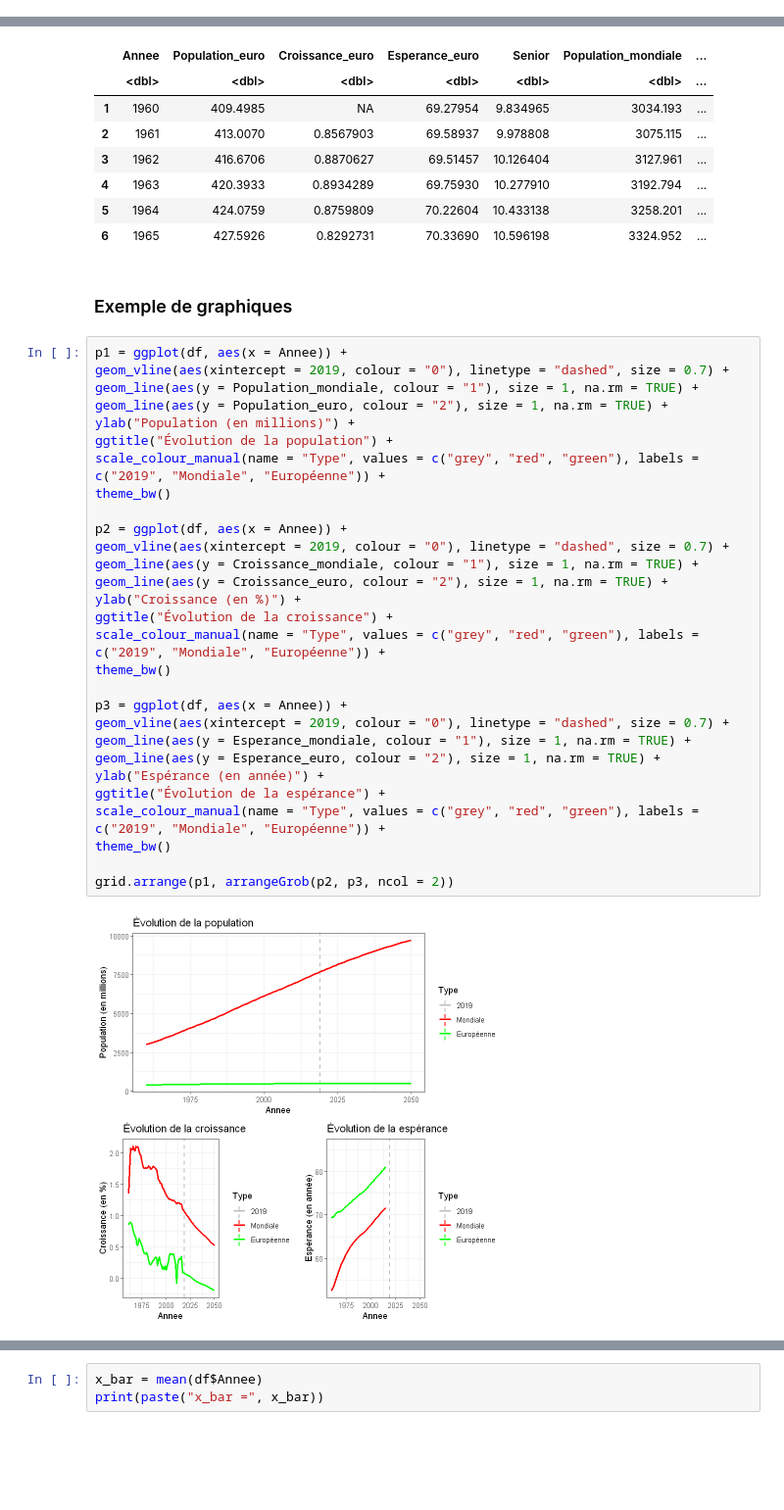
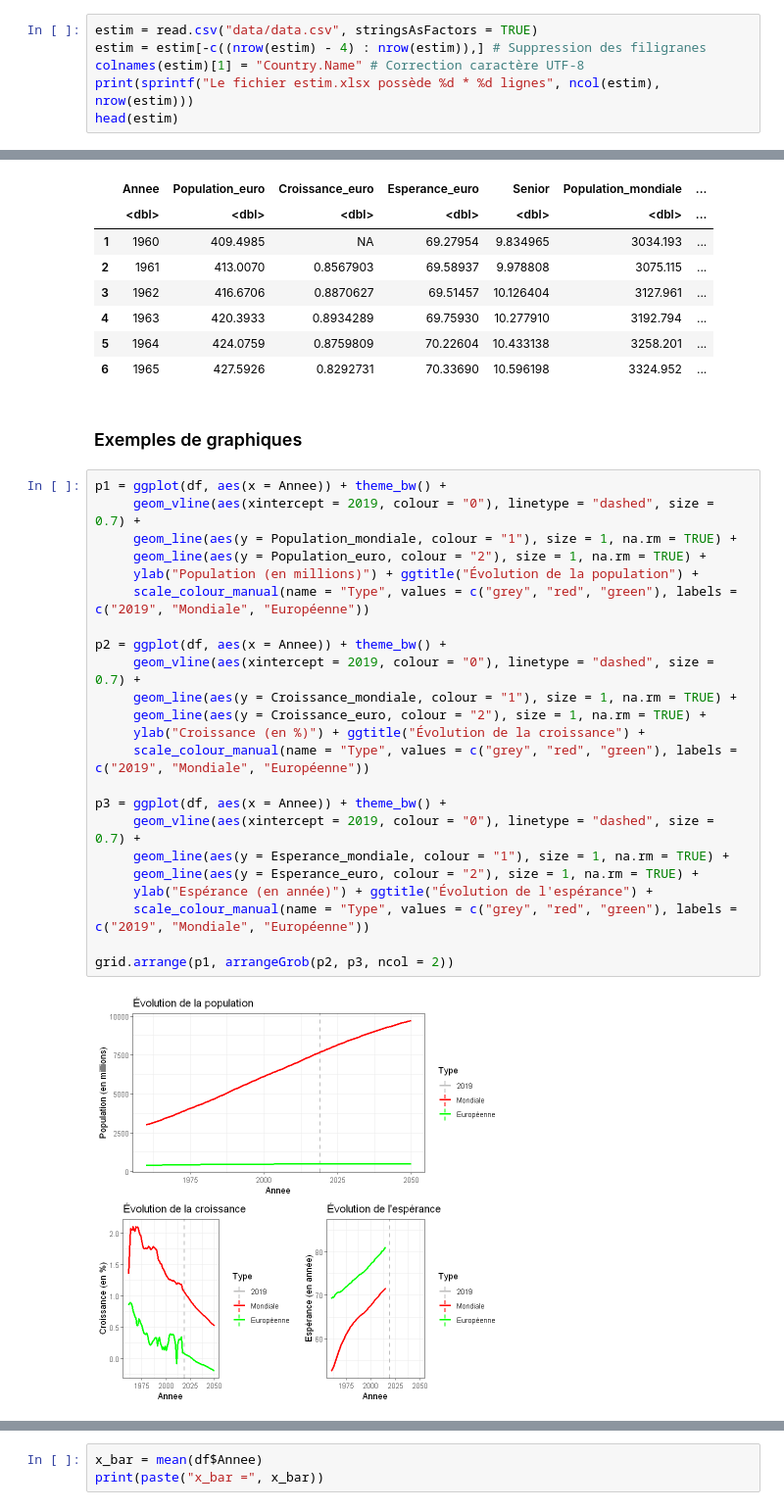
Before and after one commit to saundersp/EtudePopulationMondiale, a Jupyter notebook: Étude de l'évolution de la population mondiale.ipynb, the cells around one changed output, grey strips where cells are left out. Shown at 98% size. Cells and saved outputs as stored; diff of their text form; blank space fills up the shorter version.

Commit message:
Correction fautes d'ortographe && ajout helper.sh

```diff
--- a/Étude de l'évolution de la population mondiale.ipynb
+++ b/Étude de l'évolution de la population mondiale.ipynb
@@ -77,0 +74,6 @@ print(sprintf("Le fichier estim.xlsx posséde %d * %d lignes", ncol(estim), nrow
+# %%
+estim = read.csv("data/data.csv", stringsAsFactors = TRUE)
+estim = estim[-c((nrow(estim) - 4) : nrow(estim)),] # Suppression des filigranes
+colnames(estim)[1] = "Country.Name" # Correction caractère UTF-8
+print(sprintf("Le fichier estim.xlsx possède %d * %d lignes", ncol(estim), nrow(estim)))
+head(estim)
@@ -114,38 +127,32 @@ A data.frame: 6 × 8
 | 5 | 1964 | 424.0759 | 0.8759809 | 70.22604 | 10.433138 | 3258.201 | ... |
 | 6 | 1965 | 427.5926 | 0.8292731 | 70.33690 | 10.596198 | 3324.952 | ... |
 # %% [markdown]
-### Exemple de graphiques
+### Exemples de graphiques
 # %%
-p1 = ggplot(df, aes(x = Annee)) +
-geom_vline(aes(xintercept = 2019, colour = "0"), linetype = "dashed", size = 0.7) +
-geom_line(aes(y = Population_mondiale, colour = "1"), size = 1, na.rm = TRUE) +
-geom_line(aes(y = Population_euro, colour = "2"), size = 1, na.rm = TRUE) +
-ylab("Population (en millions)") +
-ggtitle("Évolution de la population") +
-scale_colour_manual(name = "Type", values = c("grey", "red", "green"), labels = c("2019", "Mondiale", "Européenne")) +
-theme_bw()
+p1 = ggplot(df, aes(x = Annee)) + theme_bw() +
+     geom_vline(aes(xintercept = 2019, colour = "0"), linetype = "dashed", size = 0.7) +
+     geom_line(aes(y = Population_mondiale, colour = "1"), size = 1, na.rm = TRUE) +
+     geom_line(aes(y = Population_euro, colour = "2"), size = 1, na.rm = TRUE) +
+     ylab("Population (en millions)") + ggtitle("Évolution de la population") +
+     scale_colour_manual(name = "Type", values = c("grey", "red", "green"), labels = c("2019", "Mondiale", "Européenne"))
 
-p2 = ggplot(df, aes(x = Annee)) +
-geom_vline(aes(xintercept = 2019, colour = "0"), linetype = "dashed", size = 0.7) +
-geom_line(aes(y = Croissance_mondiale, colour = "1"), size = 1, na.rm = TRUE) +
-geom_line(aes(y = Croissance_euro, colour = "2"), size = 1, na.rm = TRUE) +
-ylab("Croissance (en %)") +
-ggtitle("Évolution de la croissance") +
-scale_colour_manual(name = "Type", values = c("grey", "red", "green"), labels = c("2019", "Mondiale", "Européenne")) +
-theme_bw()
+p2 = ggplot(df, aes(x = Annee)) + theme_bw() +
+     geom_vline(aes(xintercept = 2019, colour = "0"), linetype = "dashed", size = 0.7) +
+     geom_line(aes(y = Croissance_mondiale, colour = "1"), size = 1, na.rm = TRUE) +
+     geom_line(aes(y = Croissance_euro, colour = "2"), size = 1, na.rm = TRUE) +
+     ylab("Croissance (en %)") + ggtitle("Évolution de la croissance") +
+     scale_colour_manual(name = "Type", values = c("grey", "red", "green"), labels = c("2019", "Mondiale", "Européenne"))
 
-p3 = ggplot(df, aes(x = Annee)) +
-geom_vline(aes(xintercept = 2019, colour = "0"), linetype = "dashed", size = 0.7) +
-geom_line(aes(y = Esperance_mondiale, colour = "1"), size = 1, na.rm = TRUE) +
-geom_line(aes(y = Esperance_euro, colour = "2"), size = 1, na.rm = TRUE) +
-ylab("Espérance (en année)") +
-ggtitle("Évolution de la espérance") +
-scale_colour_manual(name = "Type", values = c("grey", "red", "green"), labels = c("2019", "Mondiale", "Européenne")) +
-theme_bw()
+p3 = ggplot(df, aes(x = Annee)) + theme_bw() +
+     geom_vline(aes(xintercept = 2019, colour = "0"), linetype = "dashed", size = 0.7) +
+     geom_line(aes(y = Esperance_mondiale, colour = "1"), size = 1, na.rm = TRUE) +
+     geom_line(aes(y = Esperance_euro, colour = "2"), size = 1, na.rm = TRUE) +
+     ylab("Espérance (en année)") + ggtitle("Évolution de l'espérance") +
+     scale_colour_manual(name = "Type", values = c("grey", "red", "green"), labels = c("2019", "Mondiale", "Européenne"))
 
 grid.arrange(p1, arrangeGrob(p2, p3, ncol = 2))
 # %% [output]
-[figure, old version]
+[figure, new version]
 # %% [markdown]
 ## Corrélation positive entre la population mondiale et l'année (Hypothèse 1)
 
```
Also changed, not shown: parts of 42 cells of this notebook, 5 other files.
